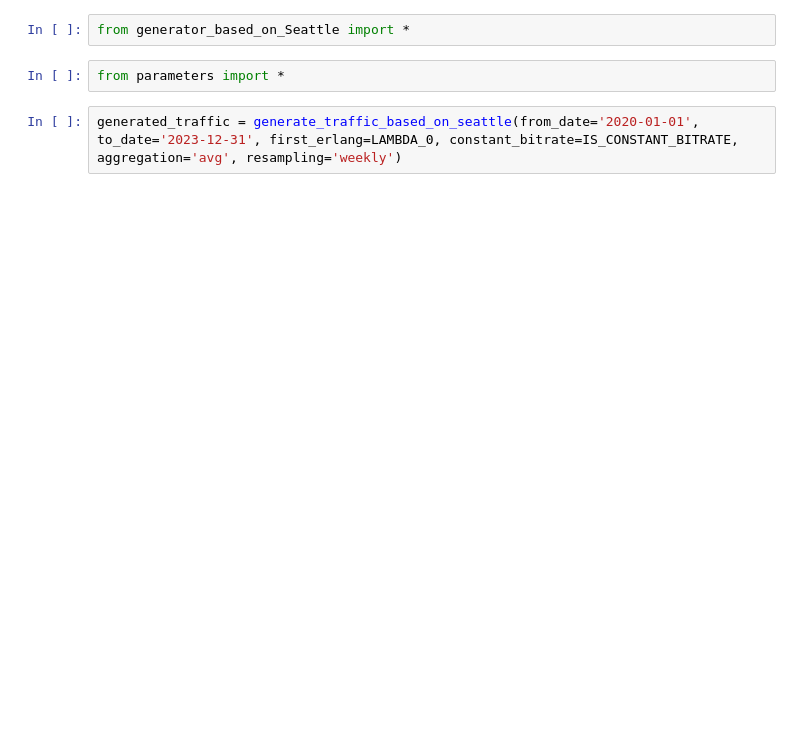
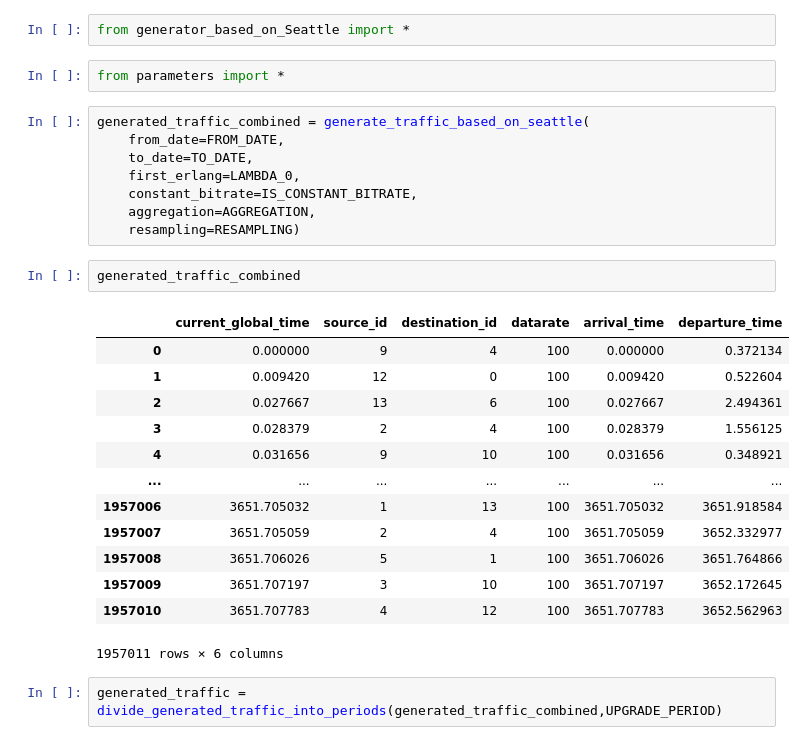
Before and after one commit to srpetale/traffic-for-prodigy, a Jupyter notebook: testing_shrinivas.ipynb, the cells around one changed output. Saved outputs shown, nothing was run; the diff lists cells and outputs as text; blank space fills up the shorter version.

```diff
--- a/testing_shrinivas.ipynb
+++ b/testing_shrinivas.ipynb
@@ -3,5 +3,29 @@ from generator_based_on_Seattle import *
 # %%
 from parameters import *
 # %%
-generated_traffic = generate_traffic_based_on_seattle(from_date='2020-01-01', to_date='2023-12-31', first_erlang=LAMBDA_0, constant_bitrate=IS_CONSTANT_BITRATE, aggregation='avg', resampling='weekly')
+generated_traffic_combined = generate_traffic_based_on_seattle(
+    from_date=FROM_DATE,
+    to_date=TO_DATE,
+    first_erlang=LAMBDA_0,
+    constant_bitrate=IS_CONSTANT_BITRATE,
+    aggregation=AGGREGATION,
+    resampling=RESAMPLING)
+# %%
+generated_traffic_combined
+# %% [output]
+|  | current_global_time | source_id | destination_id | datarate | arrival_time | departure_time |
+| 0 | 0.000000 | 9 | 4 | 100 | 0.000000 | 0.372134 |
+| 1 | 0.009420 | 12 | 0 | 100 | 0.009420 | 0.522604 |
+| 2 | 0.027667 | 13 | 6 | 100 | 0.027667 | 2.494361 |
+| 3 | 0.028379 | 2 | 4 | 100 | 0.028379 | 1.556125 |
+| 4 | 0.031656 | 9 | 10 | 100 | 0.031656 | 0.348921 |
+| ... | ... | ... | ... | ... | ... | ... |
+| 1957006 | 3651.705032 | 1 | 13 | 100 | 3651.705032 | 3651.918584 |
+| 1957007 | 3651.705059 | 2 | 4 | 100 | 3651.705059 | 3652.332977 |
+| 1957008 | 3651.706026 | 5 | 1 | 100 | 3651.706026 | 3651.764866 |
+| 1957009 | 3651.707197 | 3 | 10 | 100 | 3651.707197 | 3652.172645 |
+| 1957010 | 3651.707783 | 4 | 12 | 100 | 3651.707783 | 3652.562963 |
+1957011 rows × 6 columns
+# %%
+generated_traffic = divide_generated_traffic_into_periods(generated_traffic_combined,UPGRADE_PERIOD)
 # %%
```
Also changed, not shown: parts of 15 cells of this notebook, 1 other file.
